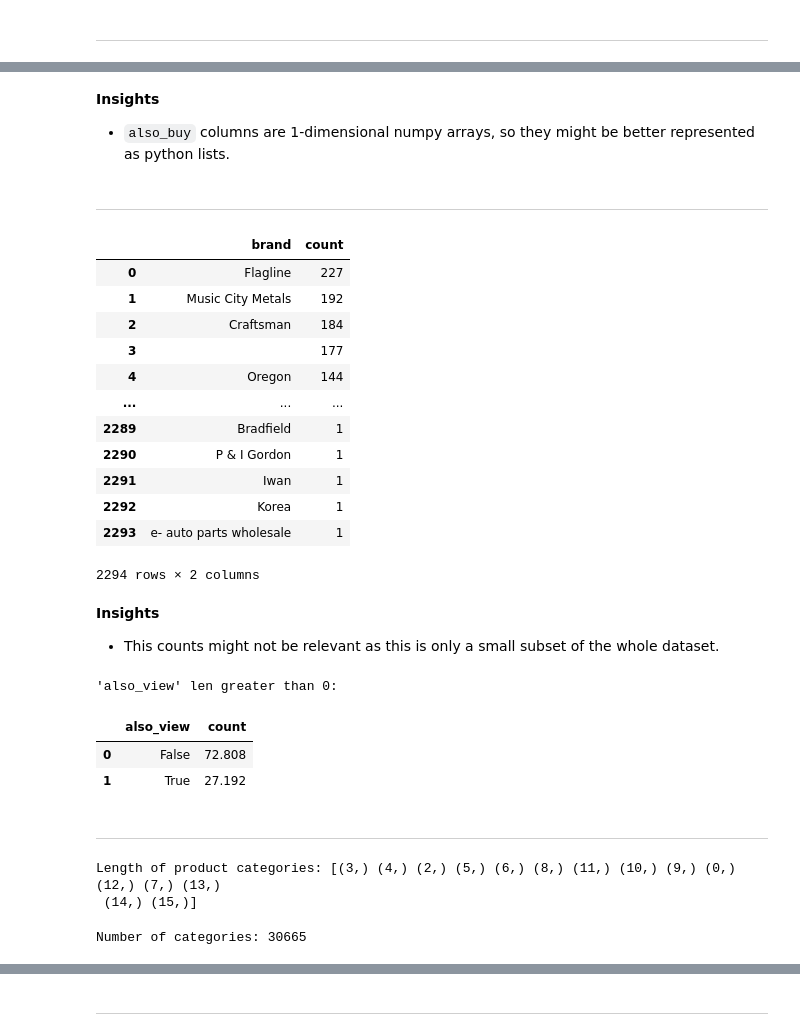
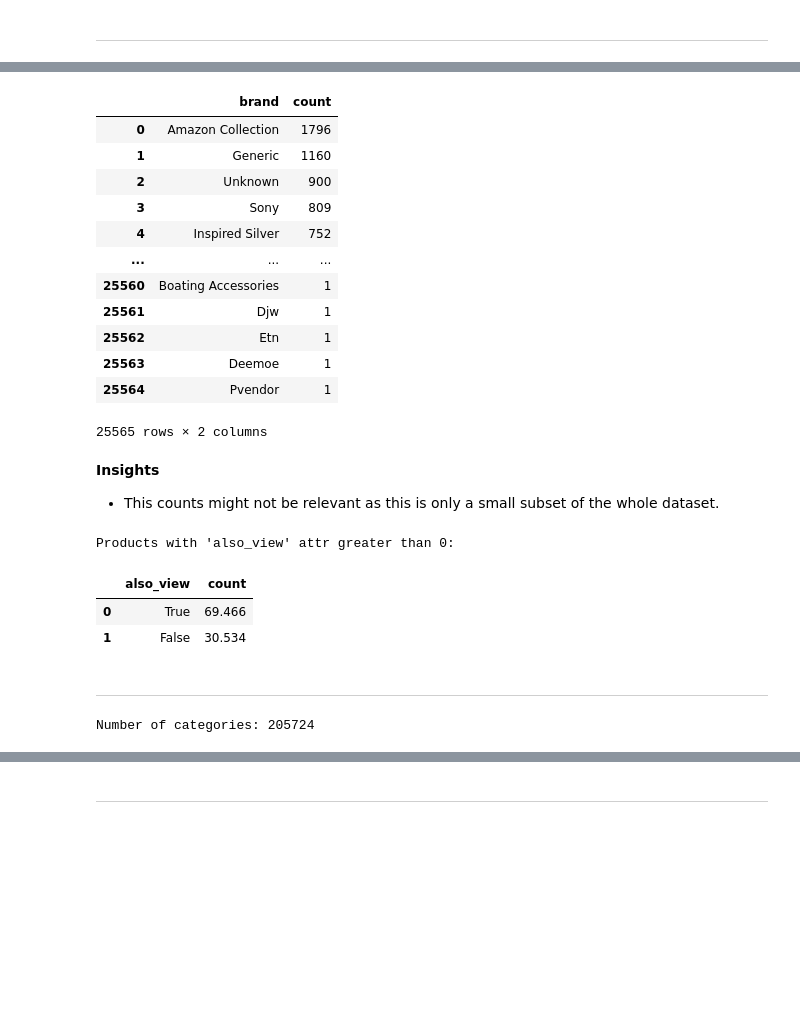
Before and after one commit to Juanchobanano/factored-datathon-2023-datapalooza, a Jupyter notebook: business_analytics/1.0-eda-amazon-metadata-david.ipynb, the cells around one changed output, grey strips where cells are left out. Cells and saved outputs as stored; diff of their text form; code cells hidden in the pictures; blank space fills up the shorter version.

```diff
--- a/business_analytics/1.0-eda-amazon-metadata-david.ipynb
+++ b/business_analytics/1.0-eda-amazon-metadata-david.ipynb
@@ -17,7 +17,7 @@ client = delta_sharing.SharingClient(profile_file)
 print("Available tables:")
 pprint(client.list_all_tables())
 
-table_url = profile_file + "#share__products.bronze.sample_amazon_metadata"
-df = delta_sharing.load_as_pandas(table_url, limit=50_000)
+table_url = profile_file + "#share__products.silver.amazon_metadata_silver"
+df = delta_sharing.load_as_pandas(table_url, limit=200_000)
 # %% [output]
 Available tables:
@@ -180,50 +141,40 @@ array([(0,), (14,), (1,), (4,), (24,), (97,), (8,), (59,), (83,), (100,),
-# %% [markdown]
-**Insights**
-- `also_buy` columns are 1-dimensional numpy arrays, so they might be better represented as python lists.
-# %% [markdown]
----
 # %%
 df["brand"].value_counts().reset_index()
 # %% [output]
 |  | brand | count |
-| 0 | Flagline | 227 |
-| 1 | Music City Metals | 192 |
-| 2 | Craftsman | 184 |
-| 3 |  | 177 |
-| 4 | Oregon | 144 |
+| 0 | Amazon Collection | 1796 |
+| 1 | Generic | 1160 |
+| 2 | Unknown | 900 |
+| 3 | Sony | 809 |
+| 4 | Inspired Silver | 752 |
 | ... | ... | ... |
-| 2289 | Bradfield | 1 |
-| 2290 | P & I Gordon | 1 |
-| 2291 | Iwan | 1 |
-| 2292 | Korea | 1 |
-| 2293 | e- auto parts wholesale | 1 |
+| 25560 | Boating Accessories | 1 |
+| 25561 | Djw | 1 |
+| 25562 | Etn | 1 |
+| 25563 | Deemoe | 1 |
+| 25564 | Pvendor | 1 |
-2294 rows × 2 columns
+25565 rows × 2 columns
 # %% [markdown]
 **Insights**
 - This counts might not be relevant as this is only a small subset of the whole dataset.
 # %%
-print("'also_view' len greater than 0:")
-(df["also_view"].map(lambda x: len(x) > 0).value_counts() / len(df) * 100).reset_index()
+print("Products with 'also_view' attr greater than 0:")
+(df["also_view"].isnull().value_counts() / len(df) * 100).reset_index()
 # %% [output]
-'also_view' len greater than 0:
+Products with 'also_view' attr greater than 0:
 |  | also_view | count |
-| 0 | False | 72.808 |
-| 1 | True | 27.192 |
+| 0 | True | 69.466 |
+| 1 | False | 30.534 |
 # %% [markdown]
 ---
-# %%
-print("Length of product categories:", df["category"].map(lambda x: x.shape).unique())
-# %% [output]
-Length of product categories: [(3,) (4,) (2,) (5,) (6,) (8,) (11,) (10,) (9,) (0,) (12,) (7,) (13,)
- (14,) (15,)]
 # %%
 categories = Counter()
 
-df["category"].map(lambda x: categories.update(x.tolist()))
+df["category"].dropna().map(lambda x: categories.update(x.tolist()))
 
 print("Number of categories:", len(categories))
 # %% [output]
-Number of categories: 30665
+Number of categories: 205724
 # %%
 print("Most common categories:")
 
```
Also changed, not shown: parts of 42 cells of this notebook, 1 other file.
